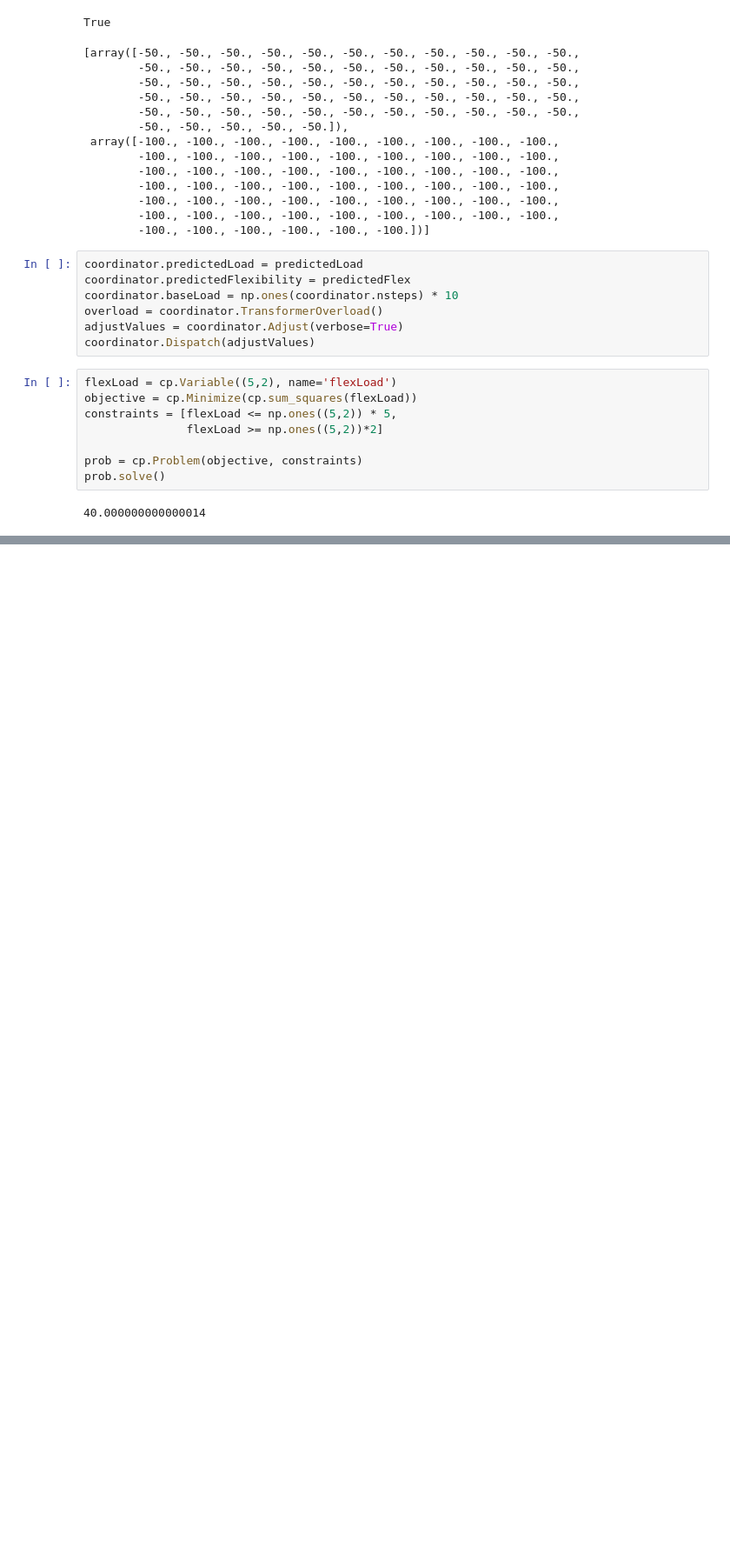
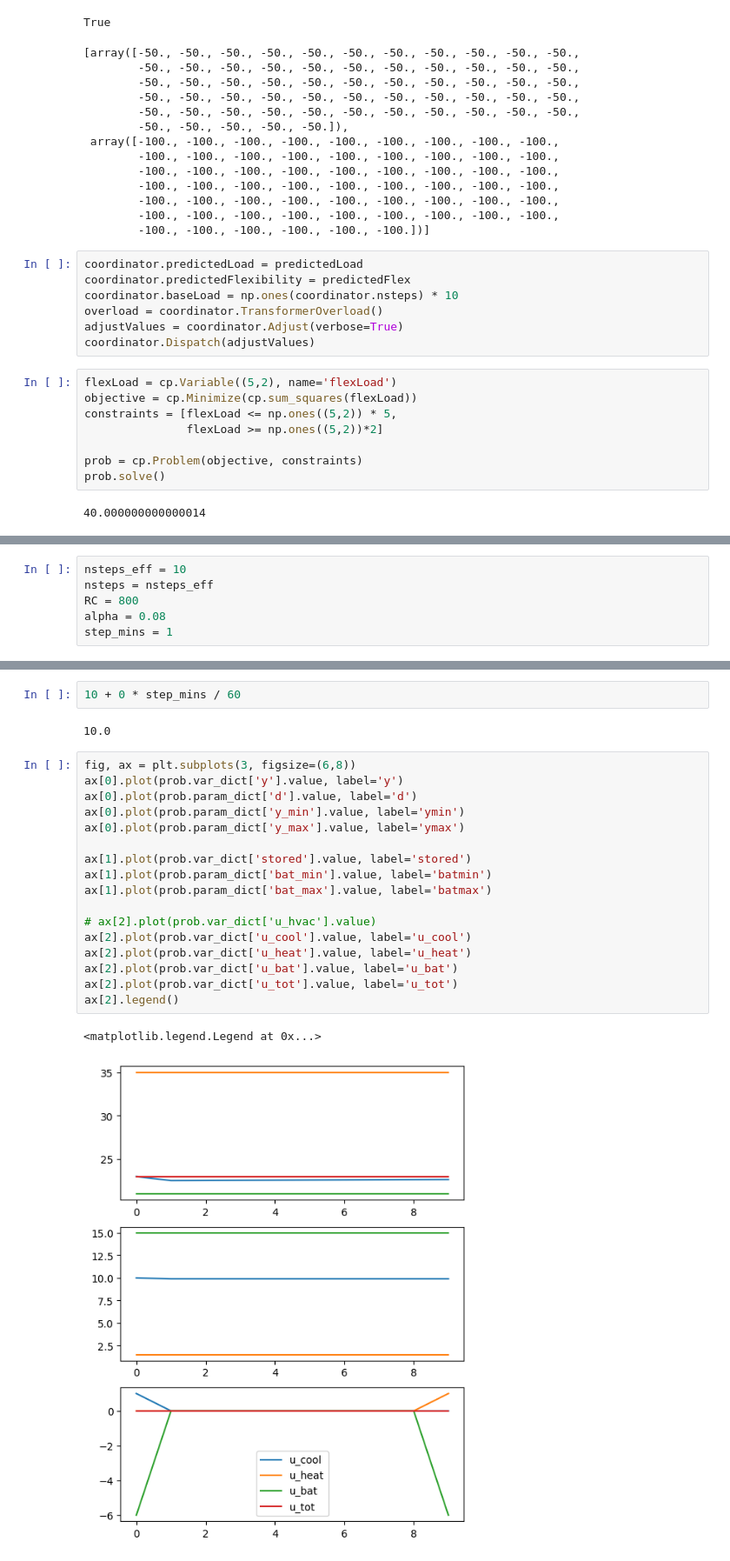
Before and after one commit to PIC-Lab/community_energy_control, a Jupyter notebook: community_sim/communityController/coordinator/testing.ipynb, the cells around one changed output, grey strips where cells are left out. Shown at 87% size. Cells and saved outputs as stored; diff of their text form; blank space fills up the shorter version.

```diff
--- a/community_sim/communityController/coordinator/testing.ipynb
+++ b/community_sim/communityController/coordinator/testing.ipynb
@@ -182,0 +179,6 @@ array([[2., 2.],
+# %%
+nsteps_eff = 10
+nsteps = nsteps_eff
+RC = 800
+alpha = 0.08
+step_mins = 1
@@ -182,0 +336,24 @@ array([[2., 2.],
+# %%
+10 + 0 * step_mins / 60
+# %% [output]
+10.0
+# %%
+fig, ax = plt.subplots(3, figsize=(6,8))
+ax[0].plot(prob.var_dict['y'].value, label='y')
+ax[0].plot(prob.param_dict['d'].value, label='d')
+ax[0].plot(prob.param_dict['y_min'].value, label='ymin')
+ax[0].plot(prob.param_dict['y_max'].value, label='ymax')
+
+ax[1].plot(prob.var_dict['stored'].value, label='stored')
+ax[1].plot(prob.param_dict['bat_min'].value, label='batmin')
+ax[1].plot(prob.param_dict['bat_max'].value, label='batmax')
+
+# ax[2].plot(prob.var_dict['u_hvac'].value)
+ax[2].plot(prob.var_dict['u_cool'].value, label='u_cool')
+ax[2].plot(prob.var_dict['u_heat'].value, label='u_heat')
+ax[2].plot(prob.var_dict['u_bat'].value, label='u_bat')
+ax[2].plot(prob.var_dict['u_tot'].value, label='u_tot')
+ax[2].legend()
+# %% [output]
+<matplotlib.legend.Legend at 0x...>
+[figure, added]
```
Also changed, not shown: parts of 8 cells of this notebook, 44 other files.
